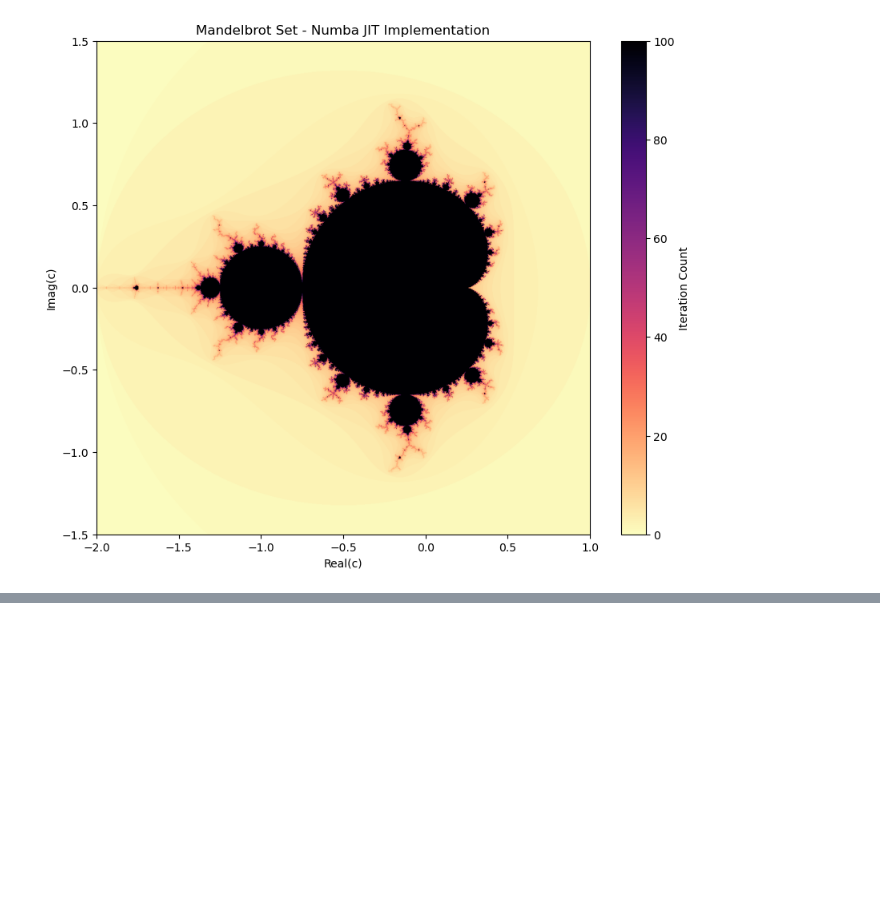
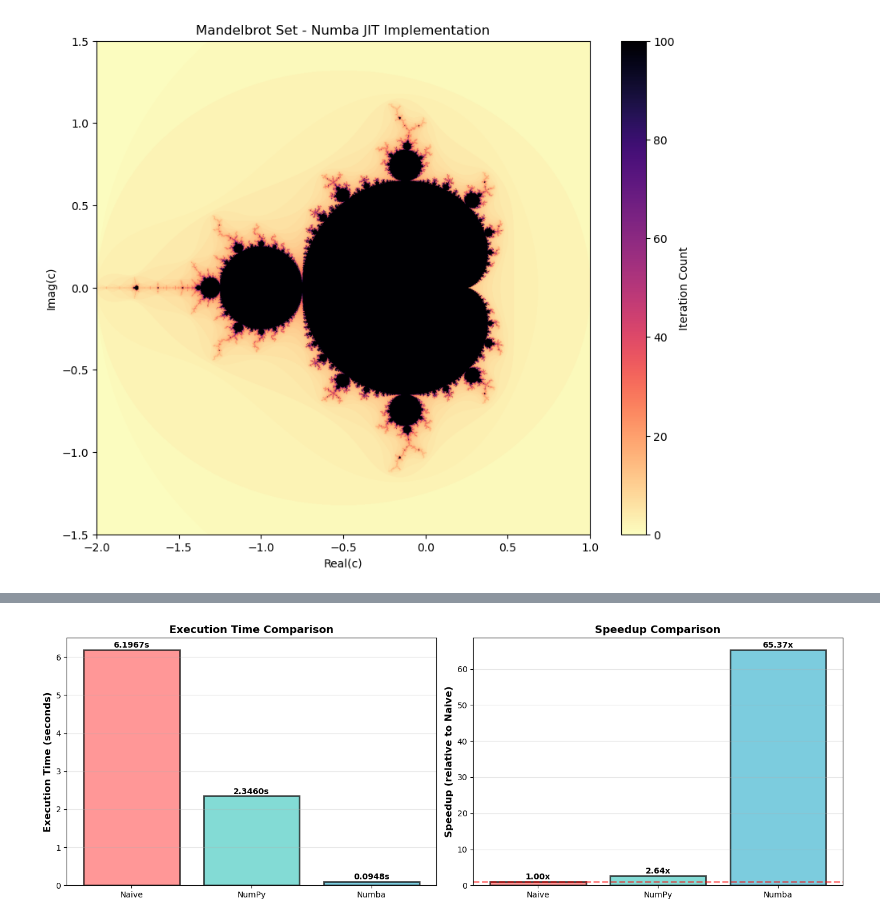
Before and after one commit to shreejal1/miniproject_computing, a Jupyter notebook: miniproject_milestone1.ipynb, the cells around one changed output, grey strips where cells are left out. Saved outputs shown, nothing was run; the diff lists cells and outputs as text; code cells hidden in the pictures; blank space fills up the shorter version.

```diff
--- a/miniproject_milestone1.ipynb
+++ b/miniproject_milestone1.ipynb
@@ -168,0 +299,30 @@ plt.show()
+# %%
+# Visualization of execution times
+fig, (ax1, ax2) = plt.subplots(1, 2, figsize=(14, 5))
+
+# Bar chart: Execution Times
+implementations = ['Naive', 'NumPy', 'Numba']
+times = [naive_avg, numpy_avg, numba_avg]
+colors = ['#FF6B6B', '#4ECDC4', '#45B7D1']
+
+ax1.bar(implementations, times, color=colors, alpha=0.7, edgecolor='black', linewidth=2)
+ax1.set_ylabel('Execution Time (seconds)', fontsize=12, fontweight='bold')
+ax1.set_title('Execution Time Comparison', fontsize=13, fontweight='bold')
+ax1.grid(axis='y', alpha=0.3)
+for i, (impl, time_val) in enumerate(zip(implementations, times)):
+    ax1.text(i, time_val + 0.01, f'{time_val:.4f}s', ha='center', va='bottom', fontweight='bold')
+
+# Bar chart: Speedups
+speedups = [1.0, numpy_speedup, numba_speedup]
+ax2.bar(implementations, speedups, color=colors, alpha=0.7, edgecolor='black', linewidth=2)
+ax2.set_ylabel('Speedup (relative to Naive)', fontsize=12, fontweight='bold')
+ax2.set_title('Speedup Comparison', fontsize=13, fontweight='bold')
+ax2.axhline(y=1.0, color='red', linestyle='--', linewidth=2, alpha=0.5, label='Baseline')
+ax2.grid(axis='y', alpha=0.3)
+for i, (impl, speedup_val) in enumerate(zip(implementations, speedups)):
+    ax2.text(i, speedup_val + 0.1, f'{speedup_val:.2f}x', ha='center', va='bottom', fontweight='bold')
+
+plt.tight_layout()
+plt.show()
+# %% [output]
+[figure, added]
```
Also changed, not shown: parts of 3 cells of this notebook.
